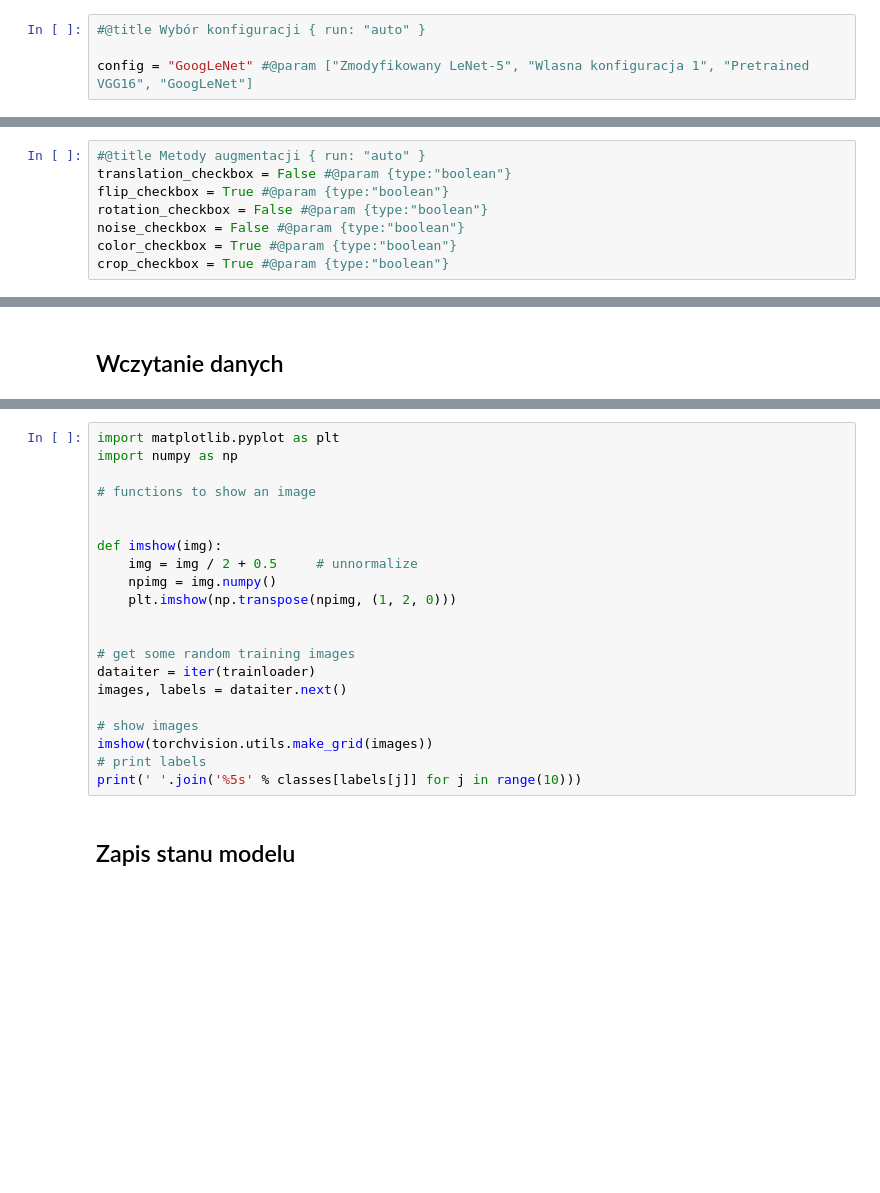
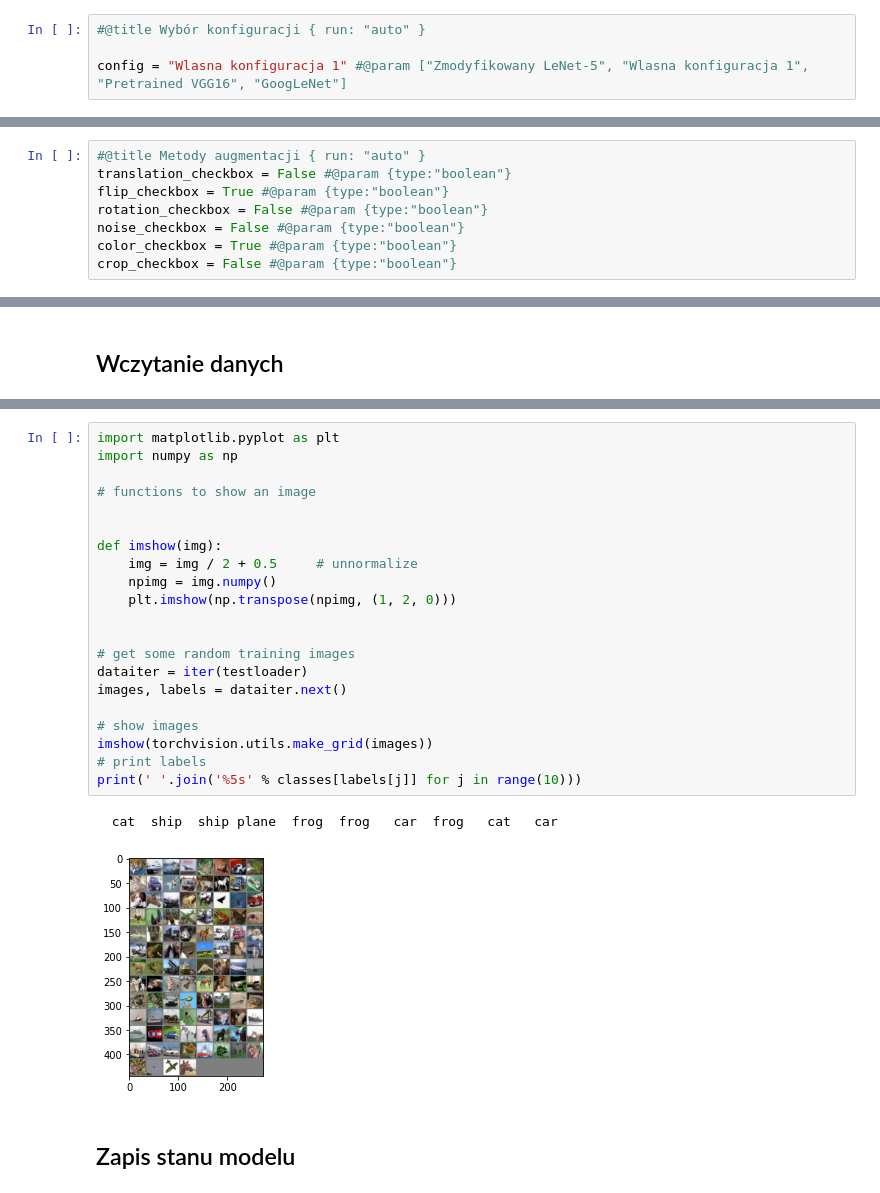
Before and after one commit to gvnbleid/2020-GUM, a Jupyter notebook: MGU_Projekt_2.ipynb, the cells around one changed output, grey strips where cells are left out. Cells and saved outputs as stored; diff of their text form; blank space fills up the shorter version.

```diff
--- a/MGU_Projekt_2.ipynb
+++ b/MGU_Projekt_2.ipynb
@@ -48,7 +54,7 @@ np.random.seed(seed)
 # %%
 #@title Wybór konfiguracji { run: "auto" }
 
-config = "GoogLeNet" #@param ["Zmodyfikowany LeNet-5", "Wlasna konfiguracja 1", "Pretrained VGG16", "GoogLeNet"]
+config = "Wlasna konfiguracja 1" #@param ["Zmodyfikowany LeNet-5", "Wlasna konfiguracja 1", "Pretrained VGG16", "GoogLeNet"]
 # %%
 last_epoch = 0
 last_loss = None
@@ -201,7 +243,7 @@ flip_checkbox = True #@param {type:"boolean"}
 rotation_checkbox = False #@param {type:"boolean"}
 noise_checkbox = False #@param {type:"boolean"}
 color_checkbox = True #@param {type:"boolean"}
-crop_checkbox = True #@param {type:"boolean"}
+crop_checkbox = False #@param {type:"boolean"}
 # %%
 transforms_array_train = []
 
@@ -256,24 +303,27 @@ classes = ('plane', 'car', 'bird', 'cat',
 # %%
 import matplotlib.pyplot as plt
 import numpy as np
 
 # functions to show an image
 
 
 def imshow(img):
     img = img / 2 + 0.5     # unnormalize
     npimg = img.numpy()
     plt.imshow(np.transpose(npimg, (1, 2, 0)))
 
 
 # get some random training images
-dataiter = iter(trainloader)
+dataiter = iter(testloader)
 images, labels = dataiter.next()
 
 # show images
 imshow(torchvision.utils.make_grid(images))
 # print labels
 print(' '.join('%5s' % classes[labels[j]] for j in range(10)))
+# %% [output]
+  cat  ship  ship plane  frog  frog   car  frog   cat   car
+[figure, added]
 # %% [markdown]
 ## Zapis stanu modelu
 # %%
```
Also changed, not shown: parts of 20 cells of this notebook, 1 other file.
